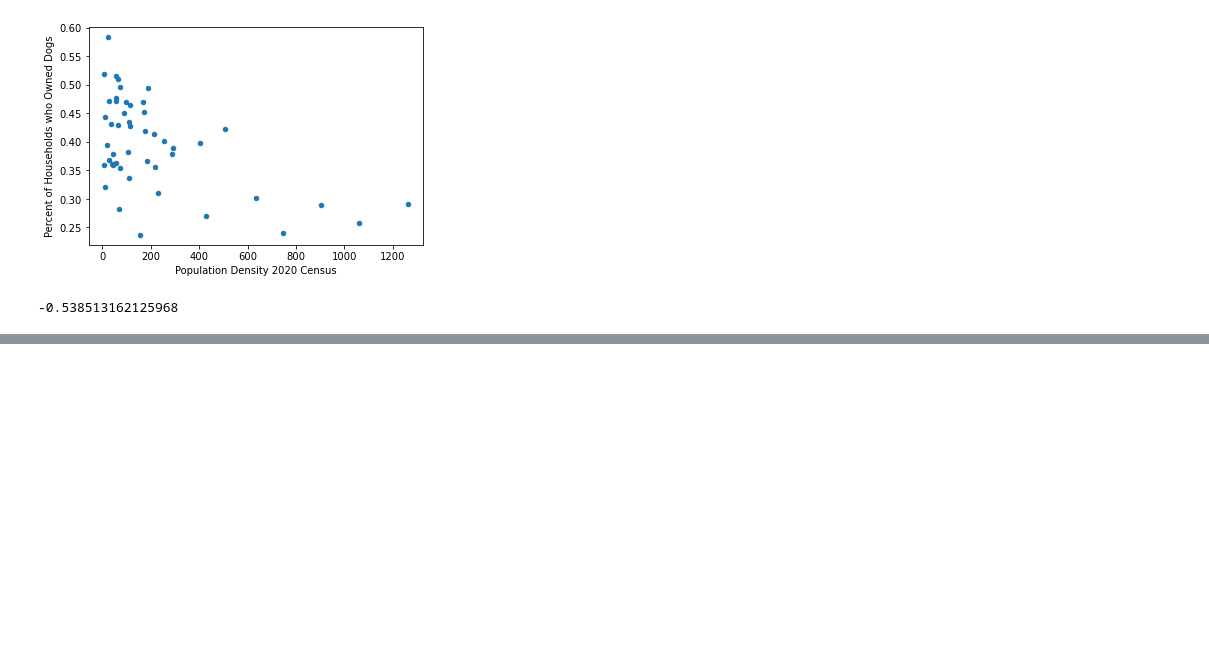
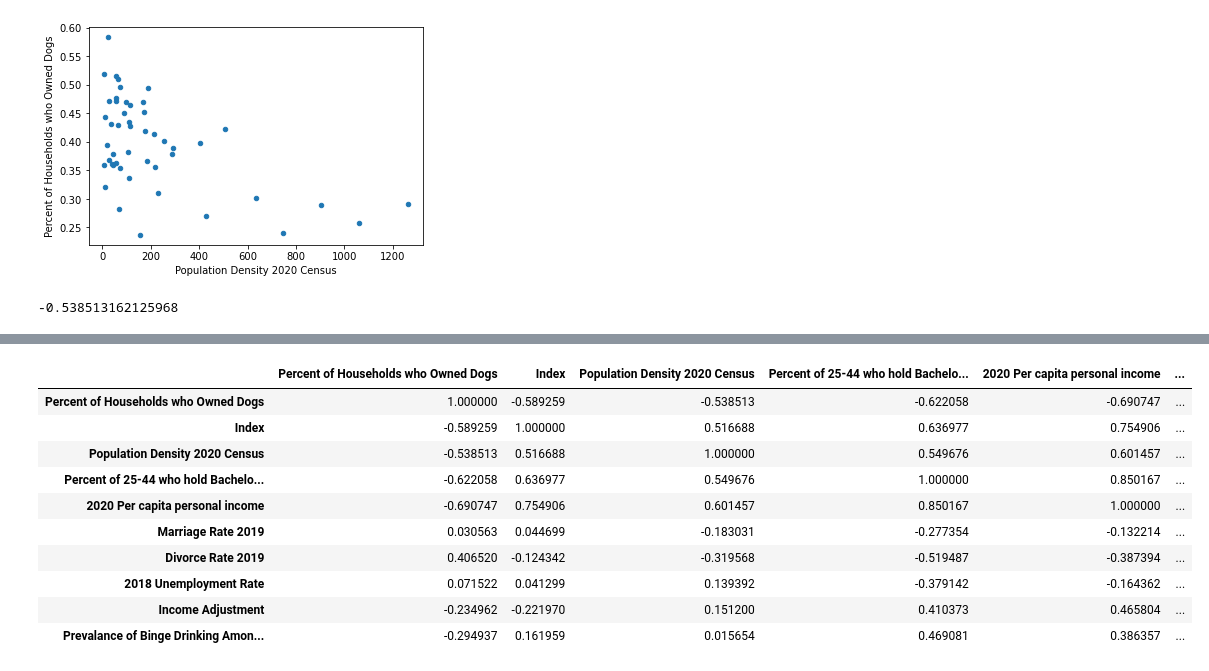
Before and after one commit to lejaja9/pandas-2, a Jupyter notebook: corr.ipynb, the cells around one changed output, grey strips where cells are left out. Saved outputs shown, nothing was run; the diff lists cells and outputs as text; code cells hidden in the pictures; blank space fills up the shorter version.

```diff
--- a/corr.ipynb
+++ b/corr.ipynb
@@ -425,0 +517,4 @@ main_df.corr()
+# %%
+drincc_df = pd.read_csv('States_drincc_by_Kimi_pandas.csv')[:51]
+main2_df = main2_df.merge(drincc_df, how = 'left', on = 'State')
+drincc_df.head()
@@ -425,0 +528,14 @@ main_df.corr()
+# %%
+main2_df.corr()
+# %% [output]
+|  | Percent of Households who Owned Dogs | Index | Population Density 2020 Census | Percent of 25-44 who hold Bachelo... | 2020 Per capita personal income | ... |
+| Percent of Households who Owned Dogs | 1.000000 | -0.589259 | -0.538513 | -0.622058 | -0.690747 | ... |
+| Index | -0.589259 | 1.000000 | 0.516688 | 0.636977 | 0.754906 | ... |
+| Population Density 2020 Census | -0.538513 | 0.516688 | 1.000000 | 0.549676 | 0.601457 | ... |
+| Percent of 25-44 who hold Bachelo... | -0.622058 | 0.636977 | 0.549676 | 1.000000 | 0.850167 | ... |
+| 2020 Per capita personal income | -0.690747 | 0.754906 | 0.601457 | 0.850167 | 1.000000 | ... |
+| Marriage Rate 2019 | 0.030563 | 0.044699 | -0.183031 | -0.277354 | -0.132214 | ... |
+| Divorce Rate 2019 | 0.406520 | -0.124342 | -0.319568 | -0.519487 | -0.387394 | ... |
+| 2018 Unemployment Rate | 0.071522 | 0.041299 | 0.139392 | -0.379142 | -0.164362 | ... |
+| Income Adjustment | -0.234962 | -0.221970 | 0.151200 | 0.410373 | 0.465804 | ... |
+| Prevalance of Binge Drinking Amon... | -0.294937 | 0.161959 | 0.015654 | 0.469081 | 0.386357 | ... |
```
Also changed, not shown: parts of 11 cells of this notebook, 1 other file.
